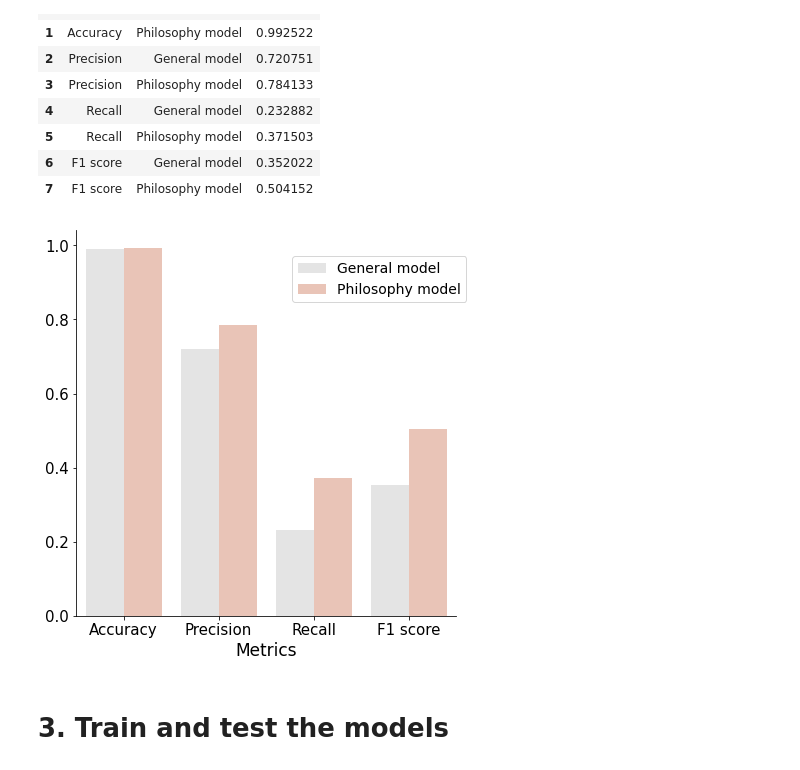
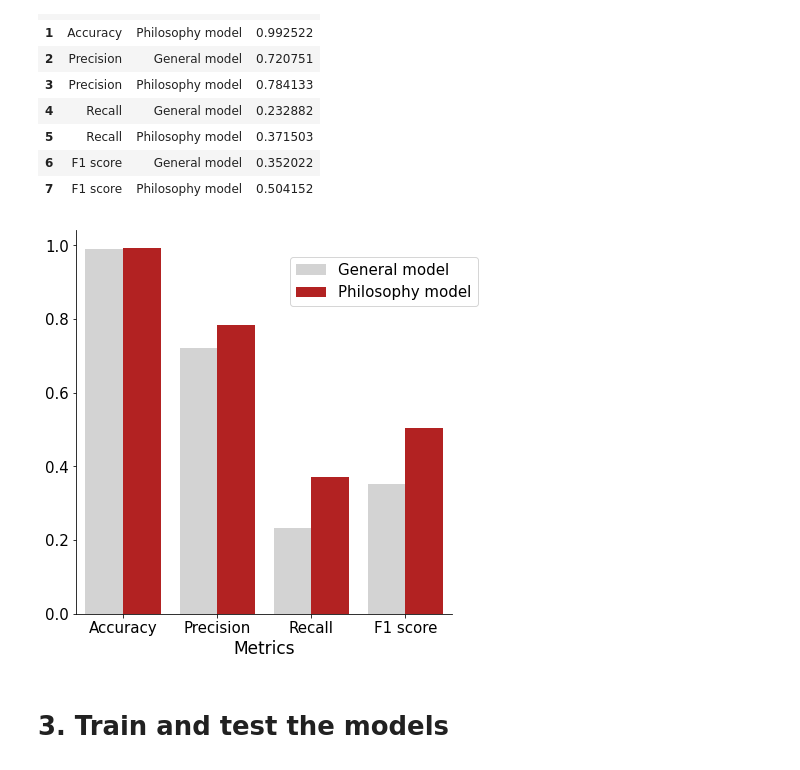
Before and after one commit to bertagrim/index_generator, a Jupyter notebook: src/classification_model.ipynb, the cells around one changed output. Drawn from its saved outputs; the diff is of its cells as text; code cells hidden in the pictures.

```diff
--- a/src/classification_model.ipynb
+++ b/src/classification_model.ipynb
@@ -513,23 +513,22 @@ comparison_metrics_df
 | 6 | F1 score | General model | 0.352022 |
 | 7 | F1 score | Philosophy model | 0.504152 |
 # %%
-# Draw a nested barplot by species and sex
 comparison_metrics_img = sns.catplot(
     data=comparison_metrics_df, kind="bar",
-    x="Metric", y="Value", hue="Model",
-    ci="sd", palette=['lightgrey','darksalmon'], alpha=.6, height=6, legend=False
+    x="Metric", y="Value", hue="Model", saturation=1,
+    ci="sd", palette=['lightgrey','firebrick'], height=6, legend=False
 )
 
 plt.xlabel('Metrics',fontsize=17)
 plt.ylabel('')
 plt.tick_params(axis='both', labelsize=15)
 
 
-plt.legend(loc = 2,fontsize=14, bbox_to_anchor = (0.55,0.95))
+plt.legend(loc = 2,fontsize=15, bbox_to_anchor = (0.55,0.95))
 
 plt.savefig("../images/comparison_metrics_img.png", bbox_inches="tight")
 # %% [output]
-[figure, old version]
+[figure, new version]
 # %% [markdown]
 # 3. Train and test the models
 # %%
```
Also changed, not shown: parts of 3 cells of this notebook.
